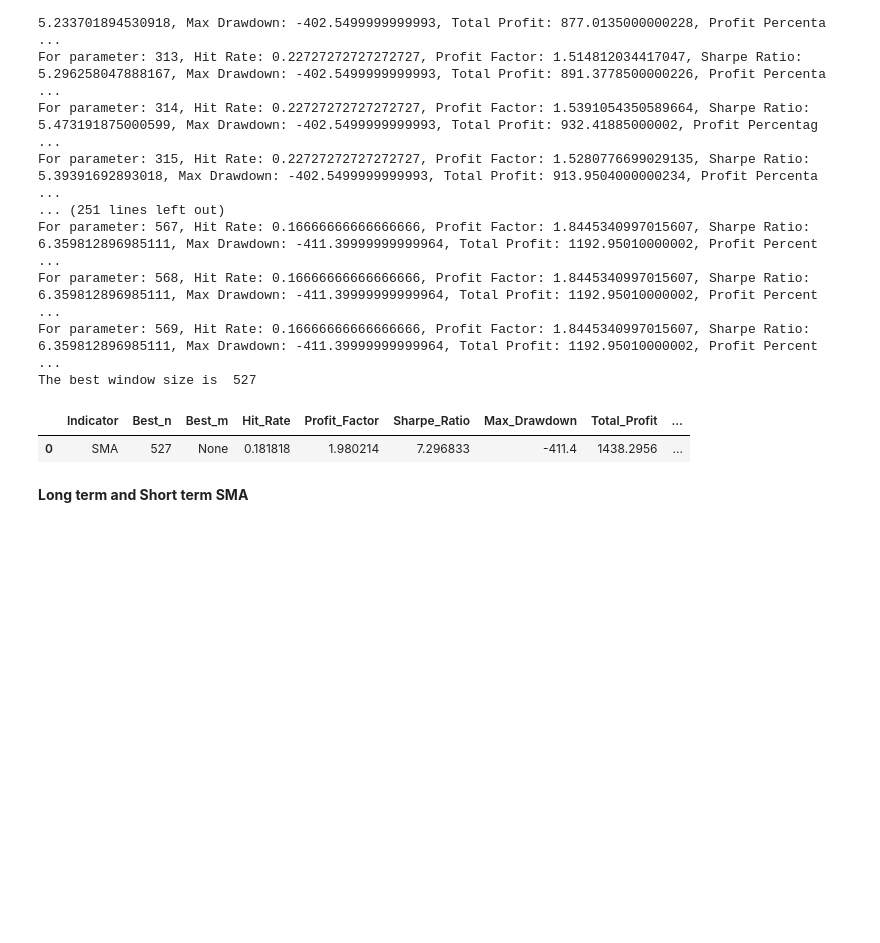
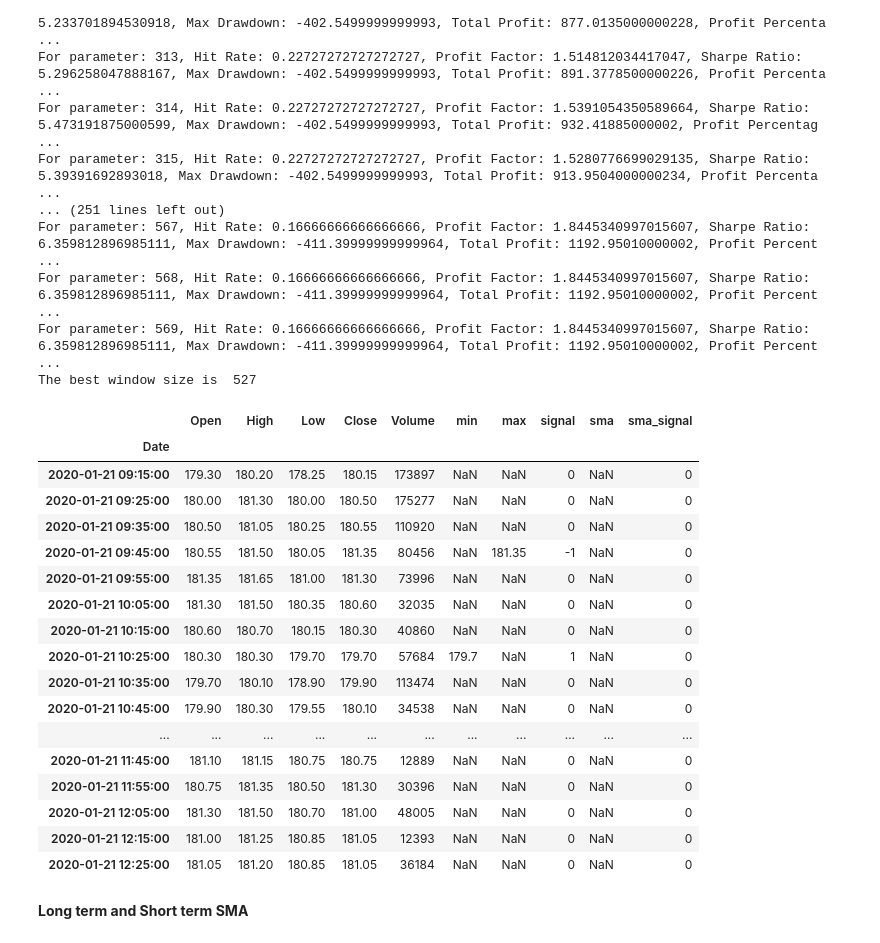
Before and after one commit to abhinav70291/TechnicalAnalysis-for-intra-day-trading, a Jupyter notebook: Technical_Analysis_rectified.ipynb, the cells around one changed output. Saved outputs shown, nothing was run; the diff lists cells and outputs as text; code cells hidden in the pictures; blank space fills up the shorter version.

```diff
--- a/Technical_Analysis_rectified.ipynb
+++ b/Technical_Analysis_rectified.ipynb
@@ -279,11 +419,36 @@ For parameter: 567, Hit Rate: 0.16666666666666666, Profit Factor: 1.844534099701
 For parameter: 568, Hit Rate: 0.16666666666666666, Profit Factor: 1.8445340997015607, Sharpe Ratio: 6.359812896985111, Max Drawdown: -411.39999999999964, Total Profit: 1192.95010000002, Profit Percent ...
 For parameter: 569, Hit Rate: 0.16666666666666666, Profit Factor: 1.8445340997015607, Sharpe Ratio: 6.359812896985111, Max Drawdown: -411.39999999999964, Total Profit: 1192.95010000002, Profit Percent ...
 The best window size is  527
-# %%
-metrics_df.head()
-# %% [output]
-|  | Indicator | Best_n | Best_m | Hit_Rate | Profit_Factor | Sharpe_Ratio | Max_Drawdown | Total_Profit | ... |
-| 0 | SMA | 527 | None | 0.181818 | 1.980214 | 7.296833 | -411.4 | 1438.2956 | ... |
+# %%
+ # Initialize the signal column with hold signals
+df['signal'] = 0
+
+# Generate buy signals at local minima
+df.loc[df['min'].notna(), 'signal'] = 1
+
+# Generate sell signals at local maxima
+df.loc[df['max'].notna(), 'signal'] = -1
+
+df.head(20)
+# %% [output]
+|  | Open | High | Low | Close | Volume | min | max | signal | sma | sma_signal |
+| Date |  |  |  |  |  |  |  |  |  |  |
+| 2020-01-21 09:15:00 | 179.30 | 180.20 | 178.25 | 180.15 | 173897 | NaN | NaN | 0 | NaN | 0 |
+| 2020-01-21 09:25:00 | 180.00 | 181.30 | 180.00 | 180.50 | 175277 | NaN | NaN | 0 | NaN | 0 |
+| 2020-01-21 09:35:00 | 180.50 | 181.05 | 180.25 | 180.55 | 110920 | NaN | NaN | 0 | NaN | 0 |
+| 2020-01-21 09:45:00 | 180.55 | 181.50 | 180.05 | 181.35 | 80456 | NaN | 181.35 | -1 | NaN | 0 |
+| 2020-01-21 09:55:00 | 181.35 | 181.65 | 181.00 | 181.30 | 73996 | NaN | NaN | 0 | NaN | 0 |
+| 2020-01-21 10:05:00 | 181.30 | 181.50 | 180.35 | 180.60 | 32035 | NaN | NaN | 0 | NaN | 0 |
+| 2020-01-21 10:15:00 | 180.60 | 180.70 | 180.15 | 180.30 | 40860 | NaN | NaN | 0 | NaN | 0 |
+| 2020-01-21 10:25:00 | 180.30 | 180.30 | 179.70 | 179.70 | 57684 | 179.7 | NaN | 1 | NaN | 0 |
+| 2020-01-21 10:35:00 | 179.70 | 180.10 | 178.90 | 179.90 | 113474 | NaN | NaN | 0 | NaN | 0 |
+| 2020-01-21 10:45:00 | 179.90 | 180.30 | 179.55 | 180.10 | 34538 | NaN | NaN | 0 | NaN | 0 |
+| ... | ... | ... | ... | ... | ... | ... | ... | ... | ... | ... |
+| 2020-01-21 11:45:00 | 181.10 | 181.15 | 180.75 | 180.75 | 12889 | NaN | NaN | 0 | NaN | 0 |
+| 2020-01-21 11:55:00 | 180.75 | 181.35 | 180.50 | 181.30 | 30396 | NaN | NaN | 0 | NaN | 0 |
+| 2020-01-21 12:05:00 | 181.30 | 181.50 | 180.70 | 181.00 | 48005 | NaN | NaN | 0 | NaN | 0 |
+| 2020-01-21 12:15:00 | 181.00 | 181.25 | 180.85 | 181.05 | 12393 | NaN | NaN | 0 | NaN | 0 |
+| 2020-01-21 12:25:00 | 181.05 | 181.20 | 180.85 | 181.05 | 36184 | NaN | NaN | 0 | NaN | 0 |
 # %% [markdown]
 **Long term and Short term SMA**
 # %%
```
Also changed, not shown: parts of 36 cells of this notebook.
